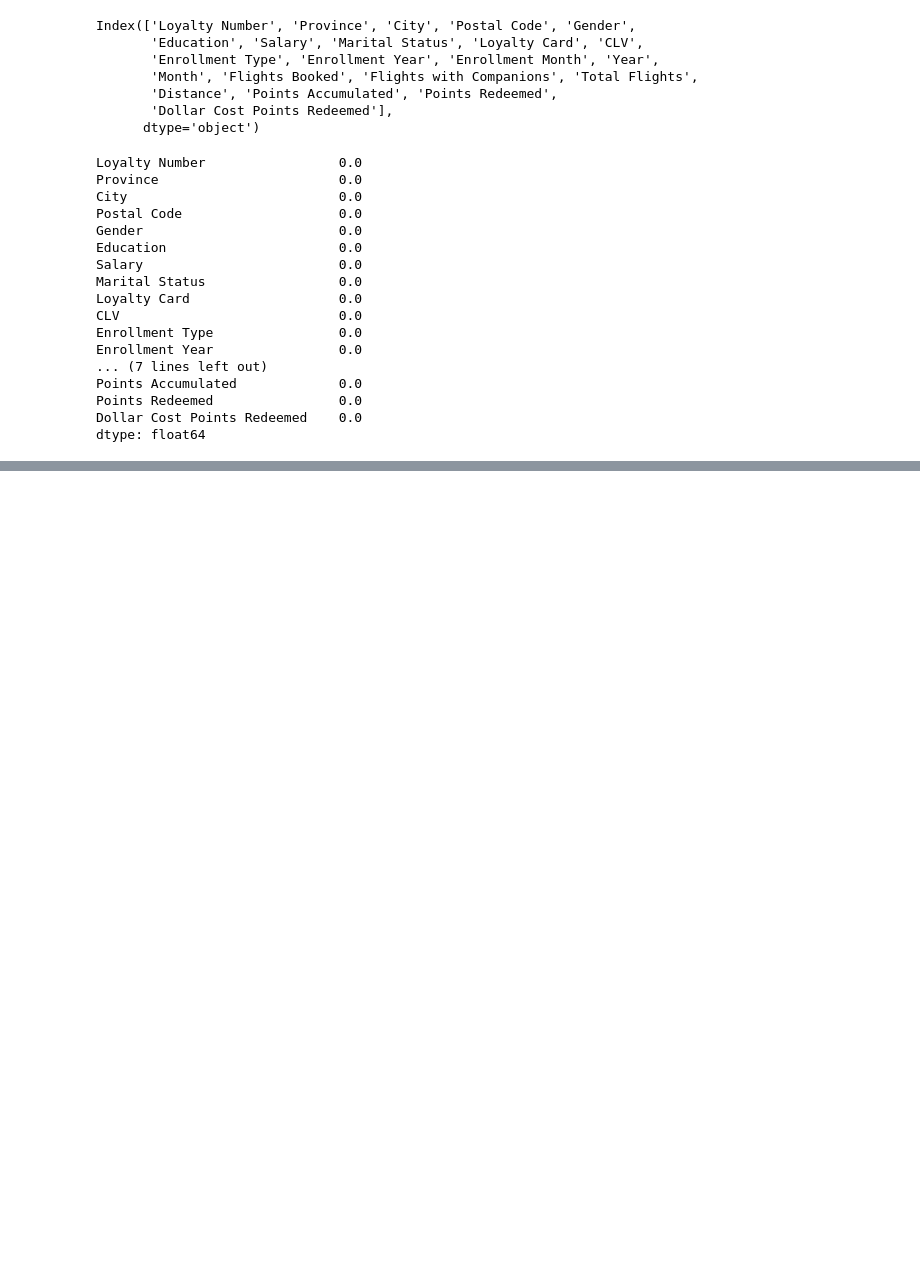
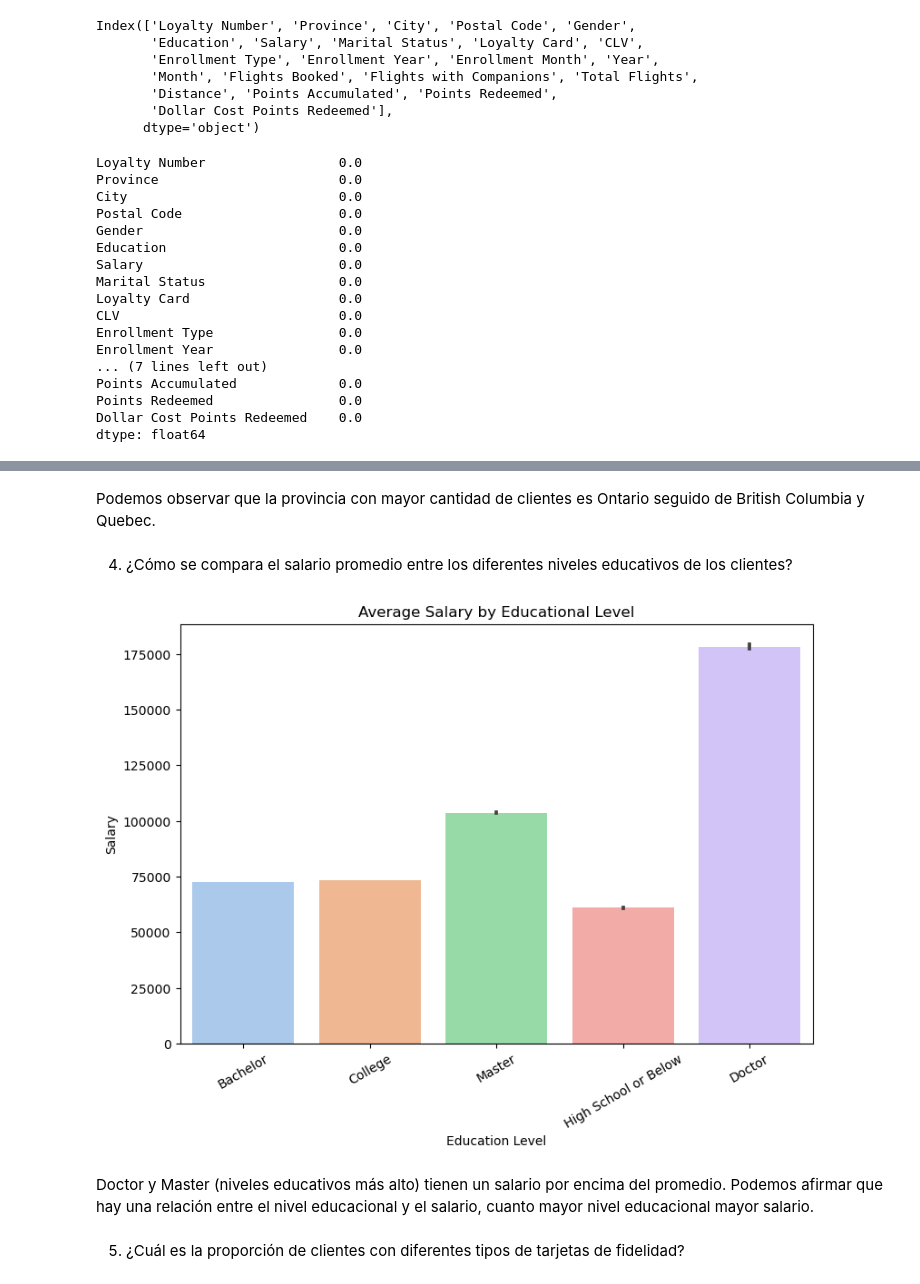
Before and after one commit to Adalab/bda-modulo-3-evaluacion-final-palomerocarolina, a Jupyter notebook: Evaluación_final3.ipynb, the cells around one changed output, grey strips where cells are left out. Saved outputs shown, nothing was run; the diff lists cells and outputs as text; code cells hidden in the pictures; blank space fills up the shorter version.

```diff
--- a/Evaluación_final3.ipynb
+++ b/Evaluación_final3.ipynb
@@ -491,0 +572,20 @@ dtype: float64
+# %% [markdown]
+Podemos observar que la provincia con mayor cantidad de clientes es Ontario seguido de British Columbia y Quebec.
+# %% [markdown]
+4. ¿Cómo se compara el salario promedio entre los diferentes niveles educativos de los clientes?
+# %%
+# elijo un barplot que me muestra de una manera clara las relaciones entre dos variables una númerica y otra categórica, aunque también podriamos usar la
+# gráfica de caja (boxplot)
+
+plt.figure(figsize =(9,6))
+sns.barplot(x="Education", y="Salary", data=df_final, palette="pastel")
+plt.xticks(rotation = 30)
+plt.xlabel("Education Level")
+plt.ylabel("Salary")
+plt.title("Average Salary by Educational Level");
+# %% [output]
+[figure, added]
+# %% [markdown]
+Doctor y Master (niveles educativos más alto) tienen un salario por encima del promedio. Podemos afirmar que hay una relación entre el nivel educacional y el salario, cuanto mayor nivel educacional mayor salario.
+# %% [markdown]
+5. ¿Cuál es la proporción de clientes con diferentes tipos de tarjetas de fidelidad?
```
Also changed, not shown: parts of 18 cells of this notebook.
